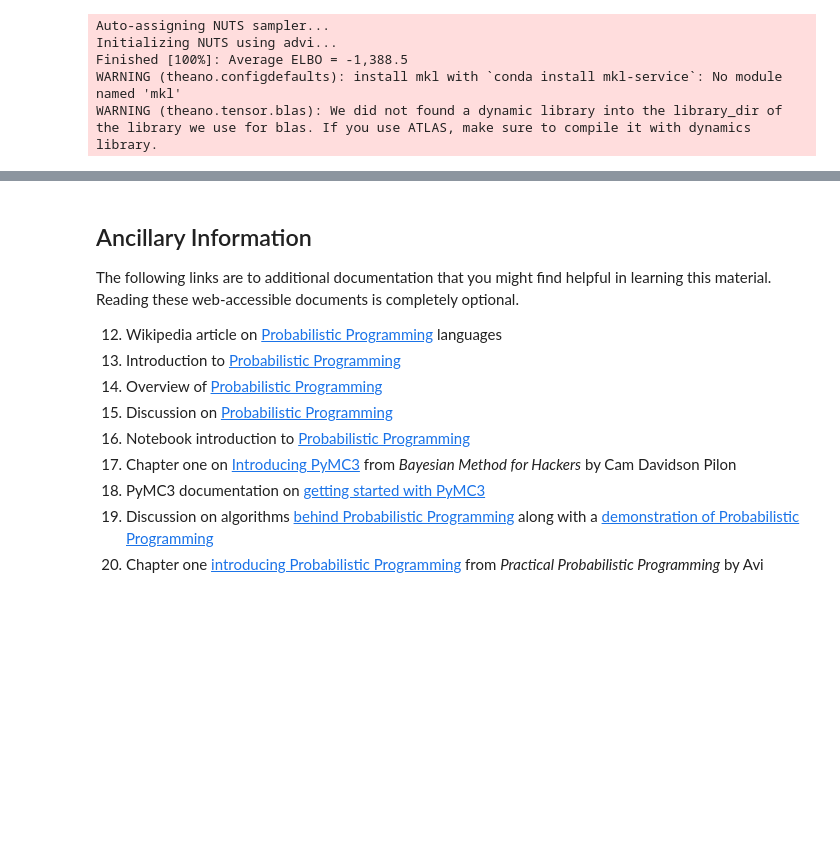
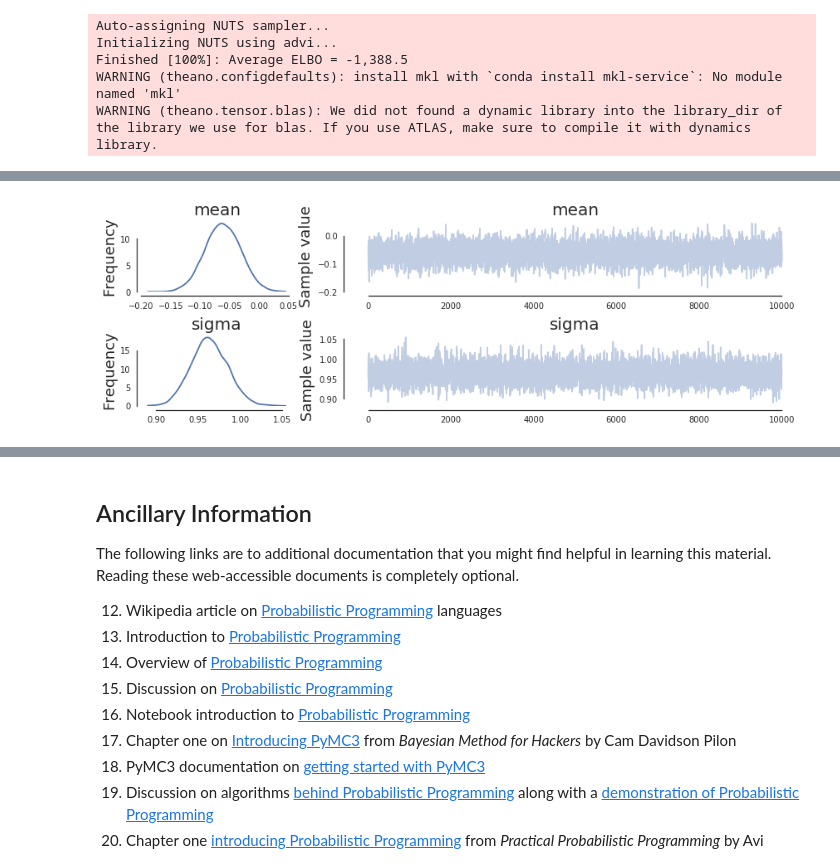
Before and after one commit to liweiweng/accy571-fa17, a Jupyter notebook: Module10/notebooks/intro2pp.ipynb, the cells around one changed output, grey strips where cells are left out. Saved outputs shown, nothing was run; the diff lists cells and outputs as text; code cells hidden in the pictures; blank space fills up the shorter version.

```diff
--- a/Module10/notebooks/intro2pp.ipynb
+++ b/Module10/notebooks/intro2pp.ipynb
@@ -111,0 +161,10 @@ _ = pm.plot_posterior(trace)
+# %%
+# Create figure layout, we want traces to consume more space than summary plots
+fig, axs = plt.subplots(figsize=(12, 4),
+                        nrows=2, ncols=2,
+                        gridspec_kw = {'width_ratios':[1, 3]})
+# Plot trace data
+_ = pm.traceplot(trace, ax=axs)
+sns.despine(offset=5, trim=True)
+# %% [output]
+[figure, added]
```
Also changed, not shown: parts of 14 cells of this notebook.
